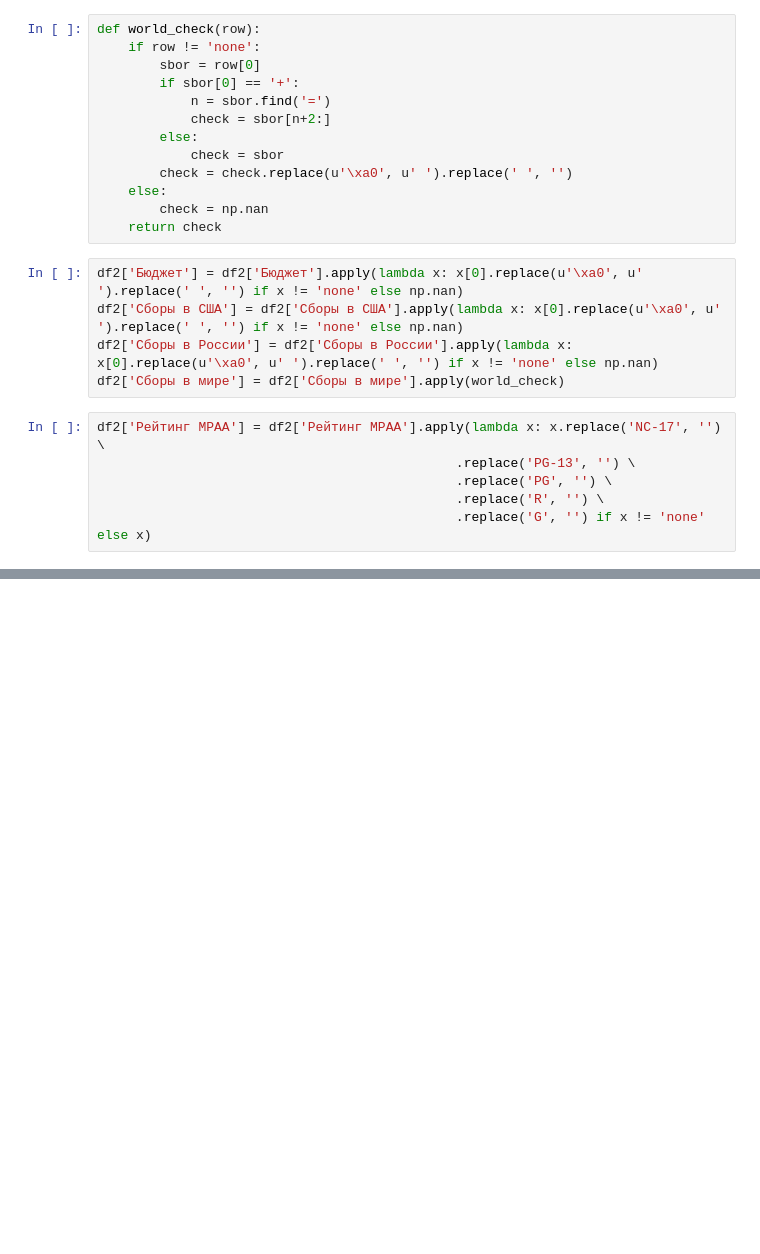
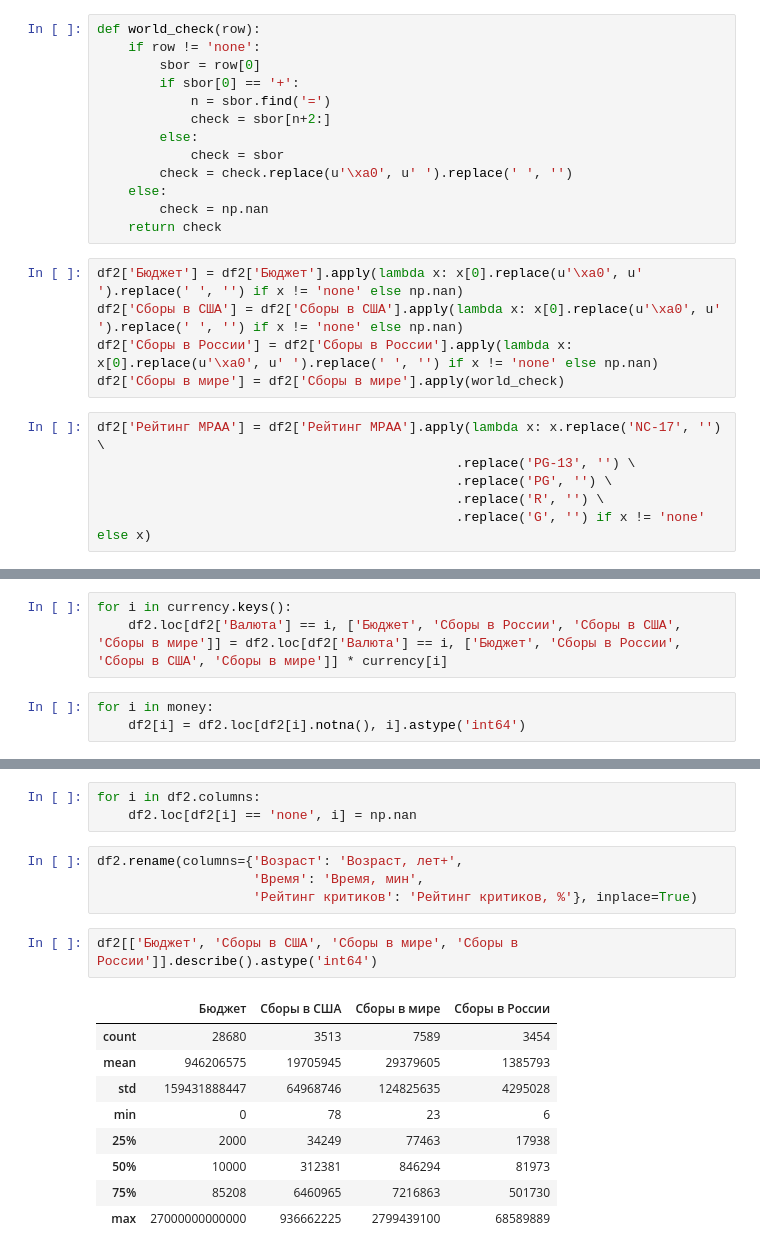
Before and after one commit to ArtemDorofeev/Kinopoisk, a Jupyter notebook: Transform/Transform_data.ipynb, the cells around one changed output, grey strips where cells are left out. Saved outputs shown, nothing was run; the diff lists cells and outputs as text; blank space fills up the shorter version.

```diff
--- a/Transform/Transform_data.ipynb
+++ b/Transform/Transform_data.ipynb
@@ -480,0 +371,6 @@ Name: 178550, dtype: object
+# %%
+for i in currency.keys():
+    df2.loc[df2['Валюта'] == i, ['Бюджет', 'Сборы в России', 'Сборы в США', 'Сборы в мире']] = df2.loc[df2['Валюта'] == i, ['Бюджет', 'Сборы в России', 'Сборы в США', 'Сборы в мире']] * currency[i]
+# %%
+for i in money:
+    df2[i] = df2.loc[df2[i].notna(), i].astype('int64')
@@ -480,0 +398,19 @@ Name: 178550, dtype: object
+# %%
+for i in df2.columns:
+    df2.loc[df2[i] == 'none', i] = np.nan
+# %%
+df2.rename(columns={'Возраст': 'Возраст, лет+',
+                    'Время': 'Время, мин',
+                    'Рейтинг критиков': 'Рейтинг критиков, %'}, inplace=True)
+# %%
+df2[['Бюджет', 'Сборы в США', 'Сборы в мире', 'Сборы в России']].describe().astype('int64')
+# %% [output]
+|  | Бюджет | Сборы в США | Сборы в мире | Сборы в России |
+| count | 28680 | 3513 | 7589 | 3454 |
+| mean | 946206575 | 19705945 | 29379605 | 1385793 |
+| std | 159431888447 | 64968746 | 124825635 | 4295028 |
+| min | 0 | 78 | 23 | 6 |
+| 25% | 2000 | 34249 | 77463 | 17938 |
+| 50% | 10000 | 312381 | 846294 | 81973 |
+| 75% | 85208 | 6460965 | 7216863 | 501730 |
+| max | 27000000000000 | 936662225 | 2799439100 | 68589889 |
```
Also changed, not shown: parts of 39 cells of this notebook, 1 other file.
